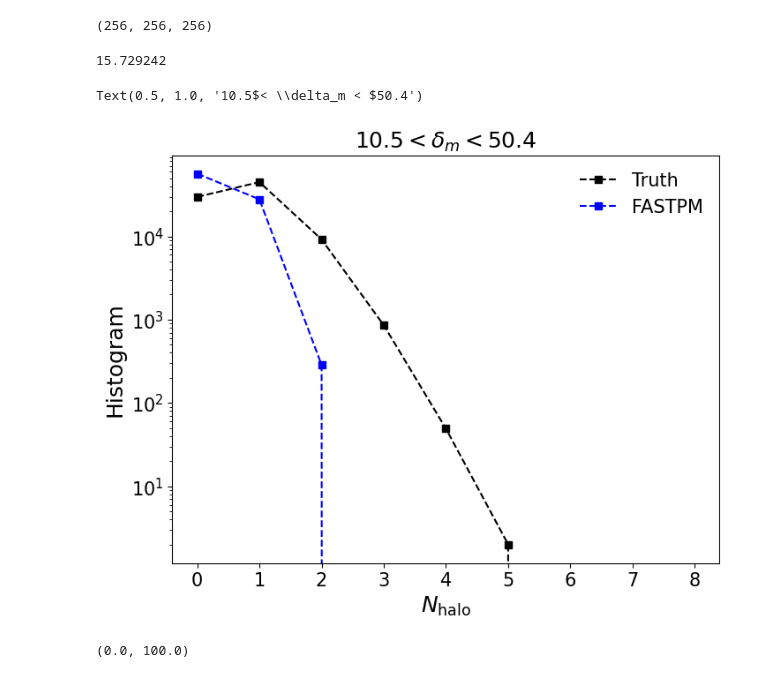
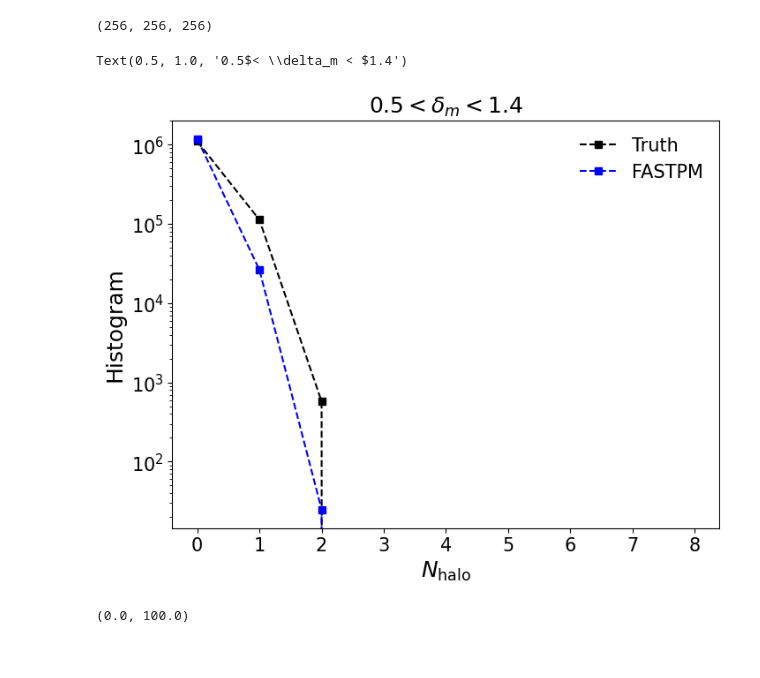
Before and after one commit to shivampcosmo/CHARM_old, a Jupyter notebook: nf/process_density_halo_NGP_FASTPM.ipynb, the cells around one changed output. Cells and saved outputs as stored; diff of their text form; code cells hidden in the pictures.

```diff
--- a/nf/process_density_halo_NGP_FASTPM.ipynb
+++ b/nf/process_density_halo_NGP_FASTPM.ipynb
@@ -123,10 +128,10 @@ def cic(coords, boxsize, Ngrid, ndim):
 # %%
 ji = 0
-root = '/mnt/home/spandey/ceph/fastpm/fiducial/hdf5_files/'
+root = '/mnt/home/spandey/ceph/fastpm/fiducial_HR/hdf5_files/'
 z = 0
 df = h5.File(root + str(ji) + '/SNAPSHOT_fastpm_B3_z' + str(z) + '.hdf5', 'r')
 pos = df['Position'][:]
-grid = 128
+grid = 256
 df_cic = np.zeros((grid,grid,grid), dtype=np.float32)
 BoxSize = 1000.0
 MASL.MA(np.float32(pos), df_cic, BoxSize, 'CIC', verbose=True)
@@ -137,3 +142,15 @@ Time taken = 0.440 seconds
 # %%
-df_Uniform_cic_jax = cic(jnp.array(pos), BoxSize, grid, 3)
-df_Uniform_cic_jax = np.array(df_Uniform_cic_jax/np.mean(df_Uniform_cic_jax)-1.0)
+# df_quijote = '/mnt/home/spandey/ceph/Quijote/fiducial_HR_new/Snapshots/0/snapdir_004'
+root = '/mnt/home/spandey/ceph/Quijote/fiducial_HR_new/Snapshots'
+snapnum = 4
+ptypes       = [1]
+grid         = 256
+snapshot = '%s/%d/snapdir_%03d/snap_%03d'%(root,ji,snapnum,snapnum)
+df_quijote = MASL.density_field_gadget(snapshot, ptypes, grid, MAS='CIC',
+                                do_RSD=False, axis=0, verbose=True)
+df_quijote = df_quijote/np.mean(df_quijote, dtype=np.float64)-1.0
+
+
+
+# df_Uniform_cic_jax = cic(jnp.array(pos), BoxSize, grid, 3)
+# df_Uniform_cic_jax = np.array(df_Uniform_cic_jax/np.mean(df_Uniform_cic_jax)-1.0)
@@ -515,7 +589,10 @@ ji = 0
 grid = 256
 snapnum = 4
 z = {4:0, 3:0.5, 2:1, 1:2, 0:3}[snapnum]
-df_halos_full = pk.load(open('/mnt/home/spandey/ceph/Quijote/data_NGP_self/' + str(ji) + '/halos_full_res_'+ str(grid) + '_z=' + str(z) + '.pk','rb'))
-df_halos_subvol = pk.load(open('/mnt/home/spandey/ceph/Quijote/data_NGP_self/' + str(ji) + '/halos_subvol_res_'+ str(grid) + '_z=' + str(z) + '.pk','rb'))
-df_density_full = pk.load(open('/mnt/home/spandey/ceph/Quijote/data_NGP_self/' + str(ji) + '/density_full_m_res_'+ str(grid) + '_z=' + str(z) + '_nbatch_8_nfilter_3_ncnn_0.pk','rb'))
-df_density_subvol = pk.load(open('/mnt/home/spandey/ceph/Quijote/data_NGP_self/' + str(ji) + '/density_subvol_m_res_'+ str(grid) + '_z=' + str(z) + '_nbatch_8_nfilter_3_ncnn_0.pk','rb'))
+mass_type = 'fof'
+Mmin_cut_str = '5e12'
+folder_out = '/mnt/home/spandey/ceph/Quijote/data_NGP_self/' + str(ji)
+savefname_halos_subvol = '%s/halos_HR_%s_lgMmincut_%s_subvol_res_%d_z=%s.pk'%(folder_out,mass_type,Mmin_cut_str,grid,z)
+savefname_halos_full = '%s/halos_HR_%s_lgMmincut_%s_full_res_%d_z=%s.pk'%(folder_out,mass_type,Mmin_cut_str,grid,z)
+df_halos_full = pk.load(open(savefname_halos_full,'rb'))
+df_halos_subvol = pk.load(open(savefname_halos_subvol,'rb'))
@@ -522,3 +602,9 @@ df_density_subvol = pk.load(open('/mnt/home/spandey/ceph/Quijote/data_NGP_self/'
+# %%
+mass_type = 'rockstar_200c'
+savefname_halos_subvol = '%s/halos_HR_%s_lgMmincut_%s_subvol_res_%d_z=%s.pk'%(folder_out,mass_type,Mmin_cut_str,grid,z)
+savefname_halos_full = '%s/halos_HR_%s_lgMmincut_%s_full_res_%d_z=%s.pk'%(folder_out,mass_type,Mmin_cut_str,grid,z)
+df_halos_full_rk = pk.load(open(savefname_halos_full,'rb'))
+df_halos_subvol_rk = pk.load(open(savefname_halos_subvol,'rb'))
 # %%
 # test that all the histograms look like as expected:
 ji = 0
@@ -549,35 +639,33 @@ dfhalo_ngp_wmass_sorted_fp_M0_mat = df_halos_full_fp['M0_halos_pad_combined']
 # dfhalo_ngp_wmass_sorted_fp
 
 # dfhalo_ngp_wmass_sorted_fp_M0_mat.shape
-np.amax(dfhalo_ngp_wmass_sorted_fp_M0_mat)
+# np.amax(dfhalo_ngp_wmass_sorted_fp_M0_mat)
-# %% [output]
-15.729242
 # %%
-delta_min_p, delta_max_p = 10.5, 50.4
+delta_min_p, delta_max_p = 0.5, 1.4
 indsel_dp = np.where((df_pylians > delta_min_p) & (df_pylians < delta_max_p))
 pl.figure(figsize=(8,6))
 bin_cents = np.array([0,1,2,3,4,5,6,7,8])
 bin_edges = 0.5*(bin_cents[1:] + bin_cents[:-1])
 bin_edges = np.insert(bin_edges,0, -0.5)
 bin_edges = np.insert(bin_edges,len(bin_edges), bin_cents[-1] + 0.5)
 hist_truth, _ = np.histogram(dfhalo2_ngp[indsel_dp].flatten(), bins=bin_edges)
 hist_truth_fp, _ = np.histogram(dfhalo2_ngp_fp[indsel_dp].flatten(), bins=bin_edges)
 # _ = pl.hist(df_Nh_truth[indsel_dp].flatten(), histtype='step', bins=[0,1,2,3,4,5,6,7,8], label='Truth')
 pl.plot(bin_cents, hist_truth, marker='s', color='k', ls='--', label='Truth')
 pl.plot(bin_cents, hist_truth_fp, marker='s', color='b', ls='--', label='FASTPM')
 # hist_samp, _ = np.histogram(Nhalos_truth_recomb[indsel_dp].flatten(), bins=bin_edges)
 # _ = pl.hist(, bins=[0,1,2,3,4,5,6,7,8], label='Sampled')
 # pl.plot(bin_cents, hist_samp, marker='o', color='b', ls='-', label='Sampled')
 pl.yscale('log')
 pl.legend(fontsize=15, frameon=False)
 pl.tick_params(axis='both', which='major', labelsize=15)
 pl.tick_params(axis='both', which='minor', labelsize=15)
 pl.xlabel(r'$N_{\rm halo}$', size=18)
 pl.ylabel('Histogram', size=18)
 pl.title(str(delta_min_p) + r'$< \delta_m < $' + str(delta_max_p), size=18)
 # %% [output]
-Text(0.5, 1.0, '10.5$< \\delta_m < $50.4')
+Text(0.5, 1.0, '0.5$< \\delta_m < $1.4')
-[figure, old version]
+[figure, new version]
 # %%
 fig, axes = pl.subplots(nrows=1, ncols=3, figsize=(18, 8), sharex=True, sharey=True)
 fig.subplots_adjust(wspace=0.1, hspace=0.1)
```
Also changed, not shown: parts of 15 cells of this notebook, 34 other files.
